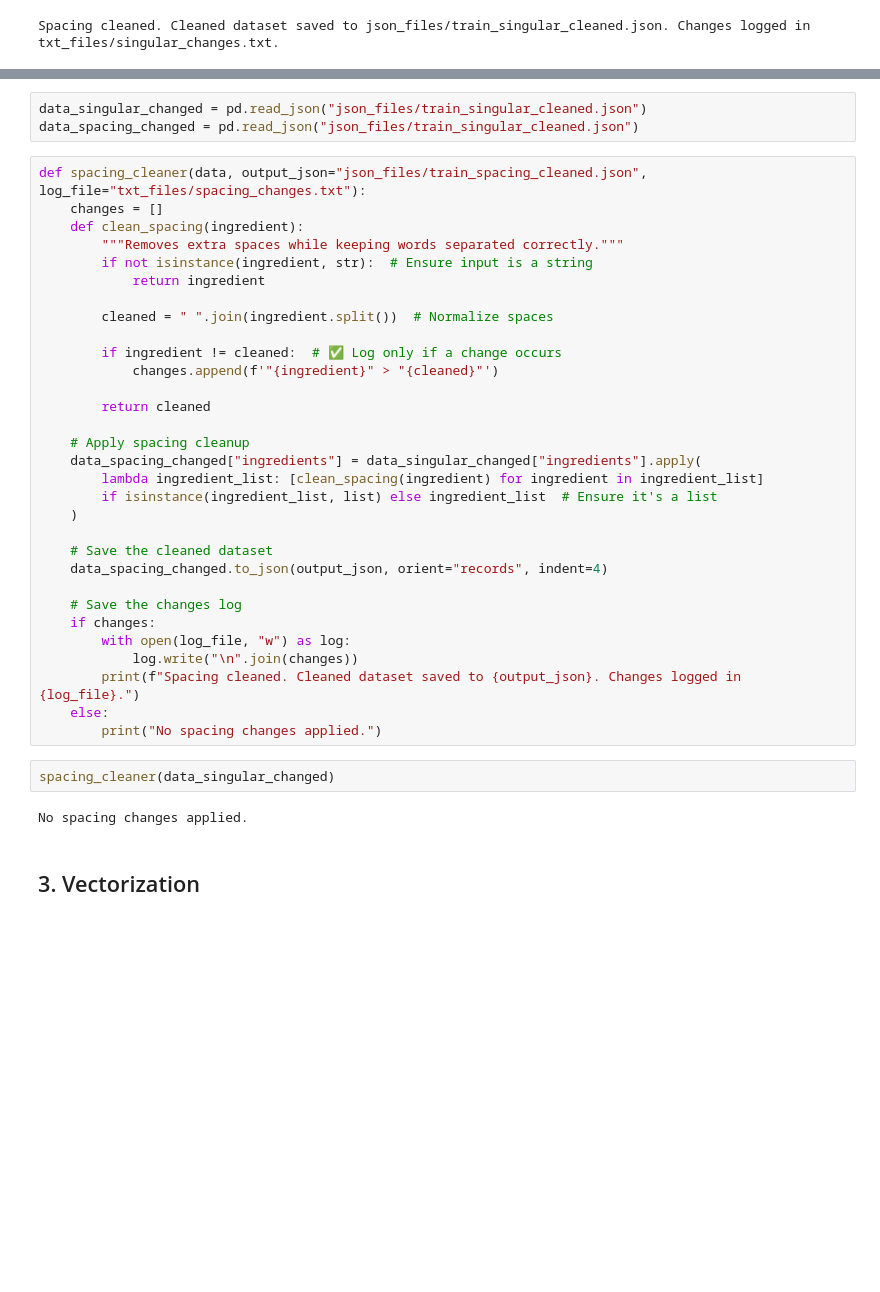
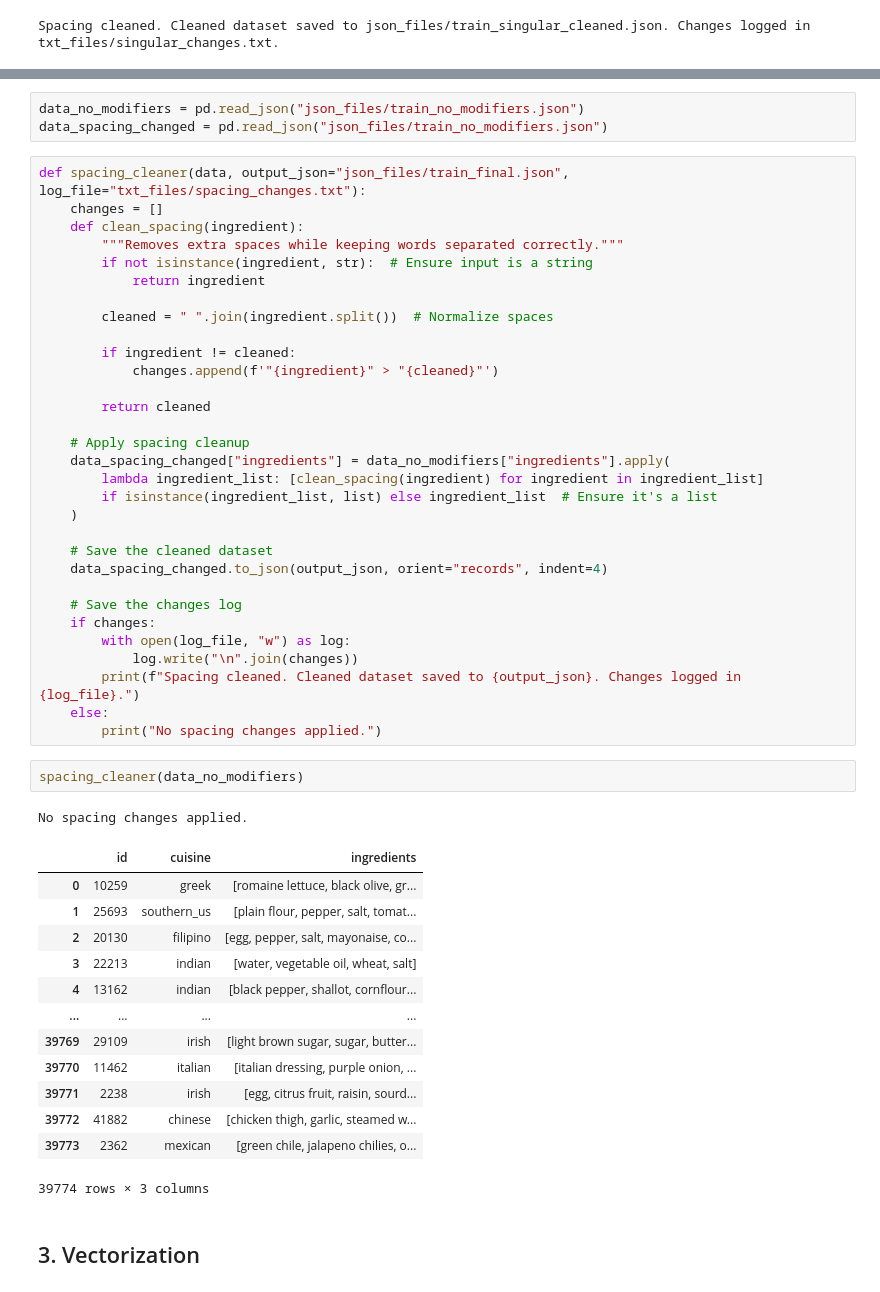
Before and after one commit to junnwest/culinarypreproject, a Jupyter notebook: culinarypreproject_mapping_applied.ipynb, the cells around one changed output, grey strips where cells are left out. Cells and saved outputs as stored; diff of their text form; blank space fills up the shorter version.

```diff
--- a/culinarypreproject_mapping_applied.ipynb
+++ b/culinarypreproject_mapping_applied.ipynb
@@ -1028,8 +1176,8 @@ Spacing cleaned. Cleaned dataset saved to json_files/train_singular_cleaned.json
 # %%
-data_singular_changed = pd.read_json("json_files/train_singular_cleaned.json")
-data_spacing_changed = pd.read_json("json_files/train_singular_cleaned.json")
+data_no_modifiers = pd.read_json("json_files/train_no_modifiers.json")
+data_spacing_changed = pd.read_json("json_files/train_no_modifiers.json")
 # %%
-def spacing_cleaner(data, output_json="json_files/train_spacing_cleaned.json", log_file="txt_files/spacing_changes.txt"):
+def spacing_cleaner(data, output_json="json_files/train_final.json", log_file="txt_files/spacing_changes.txt"):
     changes = []
     def clean_spacing(ingredient):
         """Removes extra spaces while keeping words separated correctly."""
@@ -1038,13 +1186,13 @@ def spacing_cleaner(data, output_json="json_files/train_spacing_cleaned.json", l
 
         cleaned = " ".join(ingredient.split())  # Normalize spaces
 
-        if ingredient != cleaned:  # ✅ Log only if a change occurs
+        if ingredient != cleaned:
             changes.append(f'"{ingredient}" > "{cleaned}"')
 
         return cleaned
 
     # Apply spacing cleanup
-    data_spacing_changed["ingredients"] = data_singular_changed["ingredients"].apply(
+    data_spacing_changed["ingredients"] = data_no_modifiers["ingredients"].apply(
         lambda ingredient_list: [clean_spacing(ingredient) for ingredient in ingredient_list]
         if isinstance(ingredient_list, list) else ingredient_list  # Ensure it's a list
     )
@@ -1060,9 +1208,22 @@ def spacing_cleaner(data, output_json="json_files/train_spacing_cleaned.json", l
     else:
         print("No spacing changes applied.")
 # %%
-spacing_cleaner(data_singular_changed)
+spacing_cleaner(data_no_modifiers)
 # %% [output]
 No spacing changes applied.
+|  | id | cuisine | ingredients |
+| 0 | 10259 | greek | [romaine lettuce, black olive, gr... |
+| 1 | 25693 | southern_us | [plain flour, pepper, salt, tomat... |
+| 2 | 20130 | filipino | [egg, pepper, salt, mayonaise, co... |
+| 3 | 22213 | indian | [water, vegetable oil, wheat, salt] |
+| 4 | 13162 | indian | [black pepper, shallot, cornflour... |
+| ... | ... | ... | ... |
+| 39769 | 29109 | irish | [light brown sugar, sugar, butter... |
+| 39770 | 11462 | italian | [italian dressing, purple onion, ... |
+| 39771 | 2238 | irish | [egg, citrus fruit, raisin, sourd... |
+| 39772 | 41882 | chinese | [chicken thigh, garlic, steamed w... |
+| 39773 | 2362 | mexican | [green chile, jalapeno chilies, o... |
+39774 rows × 3 columns
 # %% [markdown]
 ## 3. Vectorization
 # %% [markdown]
```
Also changed, not shown: parts of 22 cells of this notebook, 7 other files.
